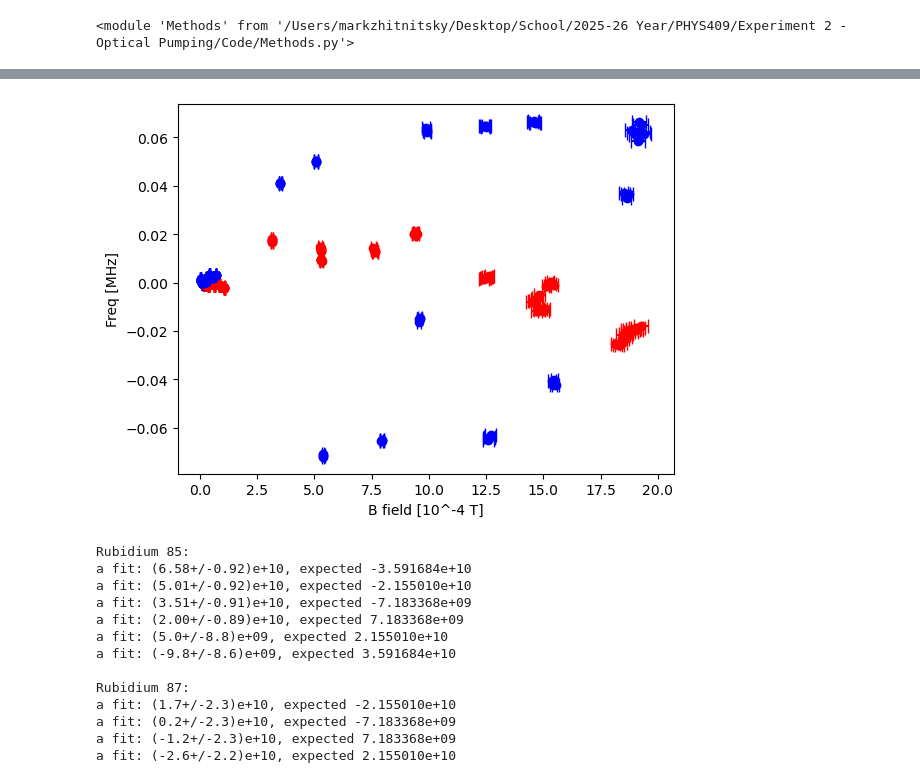
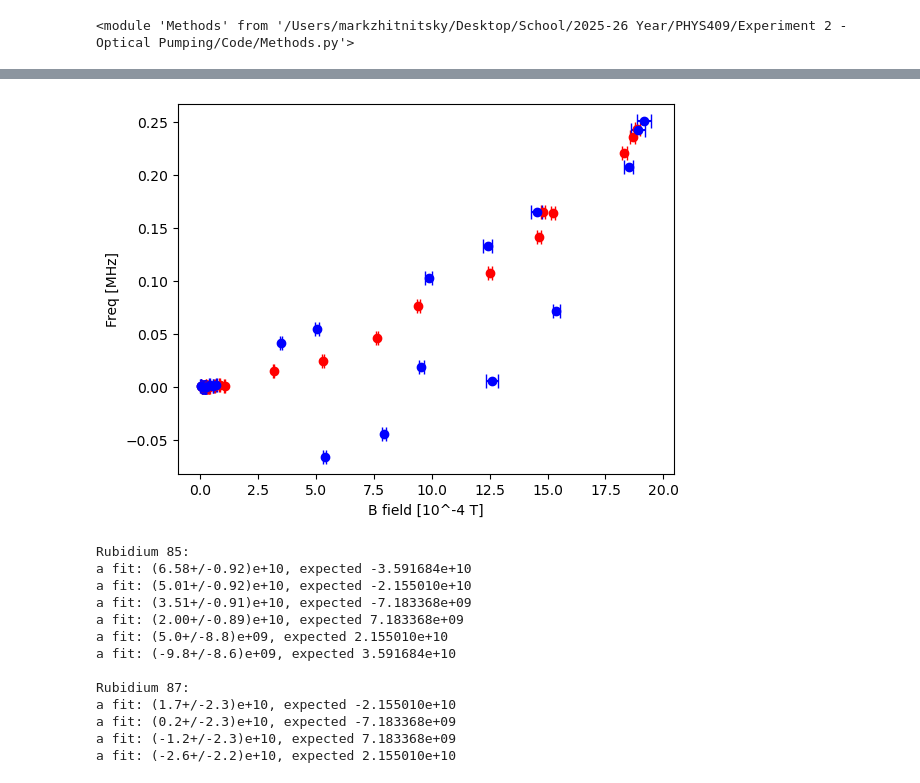
Before and after one commit to MarkZhit/PHYS409-Optical_Pumping, a Jupyter notebook: quadraticZeemanAnalysis.ipynb, the cells around one changed output, grey strips where cells are left out. Drawn from its saved outputs; the diff is of its cells as text; code cells hidden in the pictures.

```diff
--- a/quadraticZeemanAnalysis.ipynb
+++ b/quadraticZeemanAnalysis.ipynb
@@ -16,8 +16,8 @@ df0 = pd.read_csv('./models/BFreqRatiosUncertain.csv', skiprows=2,
                  usecols=[0,2,3,4,5], names=['Freq', 'Rb85', 'Rb85_err', 'Rb87', 'Rb87_err'])
 df1 = pd.read_csv('./models/quadraticRb85ZeemanData.csv', skiprows=2,
                  usecols=[0,2,3,4,5,6,7,8,9,10,11,12,13], names=['Freq','dip1','udip1','dip2','udip2','dip3','udip3','dip4','udip4','dip5','udip5','dip6','udip6'])
-df2 = pd.read_csv('./models/quadraticRb87ZeemanData.csv', skiprows=2,
-                 usecols=[0,2,3,4,5,6,7,8,9], names=['Freq','dip1','udip1','dip2','udip2','dip3','udip3','dip4','udip4'])
+df2 = pd.read_csv('./models/quadraticRb87ZeemanData-oldCalibration.csv', skiprows=2,
+                 usecols=[0,2,3,4,5,6,7,8,9], names=['Freq','dip1','udip1','dip2','udip2','dip3','udip3','dip4','udip4']) # TODO: using old Rb87 data
 
 bAdjustment = 1 # put it into the csv data now
 
@@ -456,7 +456,7 @@ plt.plot(bFullAxis * 10**4, quadratic_0intercept(output87d4.beta, bFullAxis) / 1
 #     # print(f"a expected {aExpected:.6e}")
 #     # print(f"b expected {bExpected:.6e}")
 #     plt.plot(bFullAxis * 10**4, quadratic_0intercept([aExpected, bExpected], bFullAxis) / 10**6, label='expected Rb85', color='orange')
-
+#
 # print("\nRb85 simpler model:")
 # for MfUpper in [-2,-1,0,1,2,3]:
 #     aExpected = (gJ - gI)**2 * muB**2/(h*2 * dEhfs85) * (1 - 2 * MfUpper)
@@ -473,41 +473,54 @@ plt.xlabel('B field [10^-4 T]')
 plt.legend()
 # plt.xlim(0,1)
 # plt.ylim(0,1)
-plt.savefig("./figures/quadratic Zeeman Mar 23", dpi=300)
+plt.savefig("./figures/quadratic Zeeman Mar 25", dpi=300)
 plt.show()
 
-# M = -2
-# I = 5/2
-# dEhfs = dEhfs85
-# aExpected = 2 * (((M-0.5)*(g_J * mu_B + muI(I)/I)**2)/((2*I + 1)**2 * h * dEhfs))
-# bExpected = ((g_J * mu_B - 2*muI(I))/((2*I + 1) * h))
-# residual = freq85 - quadratic_0intercept([aExpected, bExpected], Rb85d1) / 10**6
-# plt.errorbar(Rb85d1 * 10**4, residual, xerr=uRb85d1 * 10**4, capsize=5, label='residual of Rb85 dip1', fmt='o', color='red')
-#
-# M = -1
-# I = 3/2
-# dEhfs = dEhfs87
-# aExpected = 2 * (((M-0.5)*(g_J * mu_B + muI(I)/I)**2)/((2*I + 1)**2 * h * dEhfs))
-# bExpected = ((g_J * mu_B - 2*muI(I))/((2*I + 1) * h))
-# residual = freq87 - quadratic_0intercept([aExpected, bExpected], Rb87d1) / 10**6
-# plt.errorbar(Rb87d1 * 10**4, residual, xerr=uRb87d1 * 10**4, capsize=5, label='residual of Rb87 dip1', fmt='o', color='blue')
+M = -2
+I = 5/2
+dEhfs = dEhfs85
+aExpected = 2 * (((M-0.5)*(g_J * mu_B + muI(I)/I)**2)/((2*I + 1)**2 * h * dEhfs))
+bExpected = ((g_J * mu_B - 2*muI(I))/((2*I + 1) * h))
+residual = freq85 - quadratic_0intercept([aExpected, bExpected], Rb85d1) / 10**6
+plt.errorbar(Rb85d1 * 10**4, residual, xerr=uRb85d1 * 10**4, capsize=5, label='residual of Rb85 dip1', fmt='o', color='red')
+
+M = -1
+I = 3/2
+dEhfs = dEhfs87
+aExpected = 2 * (((M-0.5)*(g_J * mu_B + muI(I)/I)**2)/((2*I + 1)**2 * h * dEhfs))
+bExpected = ((g_J * mu_B - 2*muI(I))/((2*I + 1) * h))
+residual = freq87 - quadratic_0intercept([aExpected, bExpected], Rb87d1) / 10**6
+plt.errorbar(Rb87d1 * 10**4, residual, xerr=uRb87d1 * 10**4, capsize=5, label='residual of Rb87 dip1', fmt='o', color='blue')
 
 
-plt.errorbar(Rb85d1 * 10**4, Rb85d1Residual, xerr=uRb85d1 * 10**4, capsize=5, label='residual of Rb85 dip1', fmt='o', color='red')
-plt.errorbar(Rb85d2 * 10**4, Rb85d2Residual, xerr=uRb85d2 * 10**4, capsize=5, label='residual of Rb85 dip1', fmt='o', color='red')
-plt.errorbar(Rb85d3 * 10**4, Rb85d3Residual, xerr=uRb85d3 * 10**4, capsize=5, label='residual of Rb85 dip1', fmt='o', color='red')
-plt.errorbar(Rb85d4 * 10**4, Rb85d4Residual, xerr=uRb85d4 * 10**4, capsize=5, label='residual of Rb85 dip1', fmt='o', color='red')
-plt.errorbar(Rb85d5 * 10**4, Rb85d5Residual, xerr=uRb85d5 * 10**4, capsize=5, label='residual of Rb85 dip1', fmt='o', color='red')
-plt.errorbar(Rb85d6 * 10**4, Rb85d6Residual, xerr=uRb85d6 * 10**4, capsize=5, label='residual of Rb85 dip1', fmt='o', color='red')
-
-plt.errorbar(Rb87d1 * 10**4, Rb87d1Residual, xerr=uRb87d1 * 10**4, capsize=5, label='residual of Rb87 dip1', fmt='o', color='blue')
-plt.errorbar(Rb87d2 * 10**4, Rb87d2Residual, xerr=uRb87d2 * 10**4, capsize=5, label='residual of Rb87 dip1', fmt='o', color='blue')
-plt.errorbar(Rb87d3 * 10**4, Rb87d3Residual, xerr=uRb87d3 * 10**4, capsize=5, label='residual of Rb87 dip1', fmt='o', color='blue')
-plt.errorbar(Rb87d4 * 10**4, Rb87d4Residual, xerr=uRb87d4 * 10**4, capsize=5, label='residual of Rb87 dip1', fmt='o', color='blue')
-
+# plt.errorbar(Rb85d1 * 10**4, Rb85d1Residual, xerr=uRb85d1 * 10**4, capsize=5, label='residual of Rb85 dip1', fmt='o', color='red')
+# plt.errorbar(Rb85d2 * 10**4, Rb85d2Residual, xerr=uRb85d2 * 10**4, capsize=5, label='residual of Rb85 dip1', fmt='o', color='red')
+# plt.errorbar(Rb85d3 * 10**4, Rb85d3Residual, xerr=uRb85d3 * 10**4, capsize=5, label='residual of Rb85 dip1', fmt='o', color='red')
+# plt.errorbar(Rb85d4 * 10**4, Rb85d4Residual, xerr=uRb85d4 * 10**4, capsize=5, label='residual of Rb85 dip1', fmt='o', color='red')
+# plt.errorbar(Rb85d5 * 10**4, Rb85d5Residual, xerr=uRb85d5 * 10**4, capsize=5, label='residual of Rb85 dip1', fmt='o', color='red')
+# plt.errorbar(Rb85d6 * 10**4, Rb85d6Residual, xerr=uRb85d6 * 10**4, capsize=5, label='residual of Rb85 dip1', fmt='o', color='red')
+#
+# plt.errorbar(Rb87d1 * 10**4, Rb87d1Residual, xerr=uRb87d1 * 10**4, capsize=5, label='residual of Rb87 dip1', fmt='o', color='blue')
+# plt.errorbar(Rb87d2 * 10**4, Rb87d2Residual, xerr=uRb87d2 * 10**4, capsize=5, label='residual of Rb87 dip1', fmt='o', color='blue')
+# plt.errorbar(Rb87d3 * 10**4, Rb87d3Residual, xerr=uRb87d3 * 10**4, capsize=5, label='residual of Rb87 dip1', fmt='o', color='blue')
+# plt.errorbar(Rb87d4 * 10**4, Rb87d4Residual, xerr=uRb87d4 * 10**4, capsize=5, label='residual of Rb87 dip1', fmt='o', color='blue')
+#
+# print("max residual:", max(Rb85d1Residual))
+# print("max residual:", max(Rb85d2Residual))
+# print("max residual:", max(Rb85d3Residual))
+# print("max residual:", max(Rb85d4Residual))
+# print("max residual:", max(Rb85d5Residual))
+# print("max residual:", max(Rb85d6Residual))
+#
+# print("min residual:", min(Rb85d1Residual))
+# print("min residual:", min(Rb85d2Residual))
+# print("min residual:", min(Rb85d3Residual))
+# print("min residual:", min(Rb85d4Residual))
+# print("min residual:", min(Rb85d5Residual))
+# print("min residual:", min(Rb85d6Residual))
 
 plt.ylabel('Freq [MHz]')
 plt.xlabel('B field [10^-4 T]')
-plt.savefig("./figures/quadratic Zeeman residual Mar 23", dpi=300)
+plt.savefig("./figures/quadratic Zeeman residual Mar 25", dpi=300)
 plt.show()
 # %% [output]
@@ -515,4 +528,4 @@ plt.show()
-[figure, old version]
+[figure, new version]
 # %%
 print("Rubidium 85:")
 a85d1, a85d1Expected, output85d1 = fitQuadraticOnlyZeeman_85(Rb85HighD1, uRb85HighD1,freq85High, -2)
```
Also changed, not shown: parts of 3 cells of this notebook, 36 other files.
